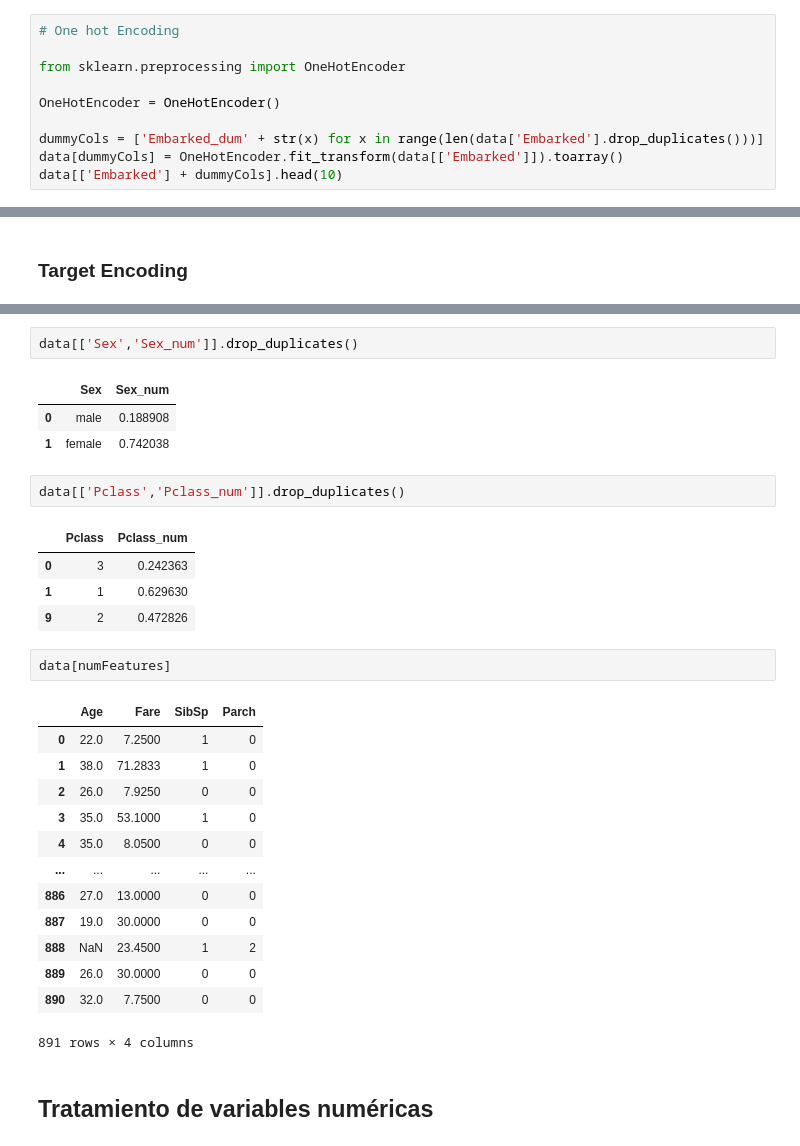
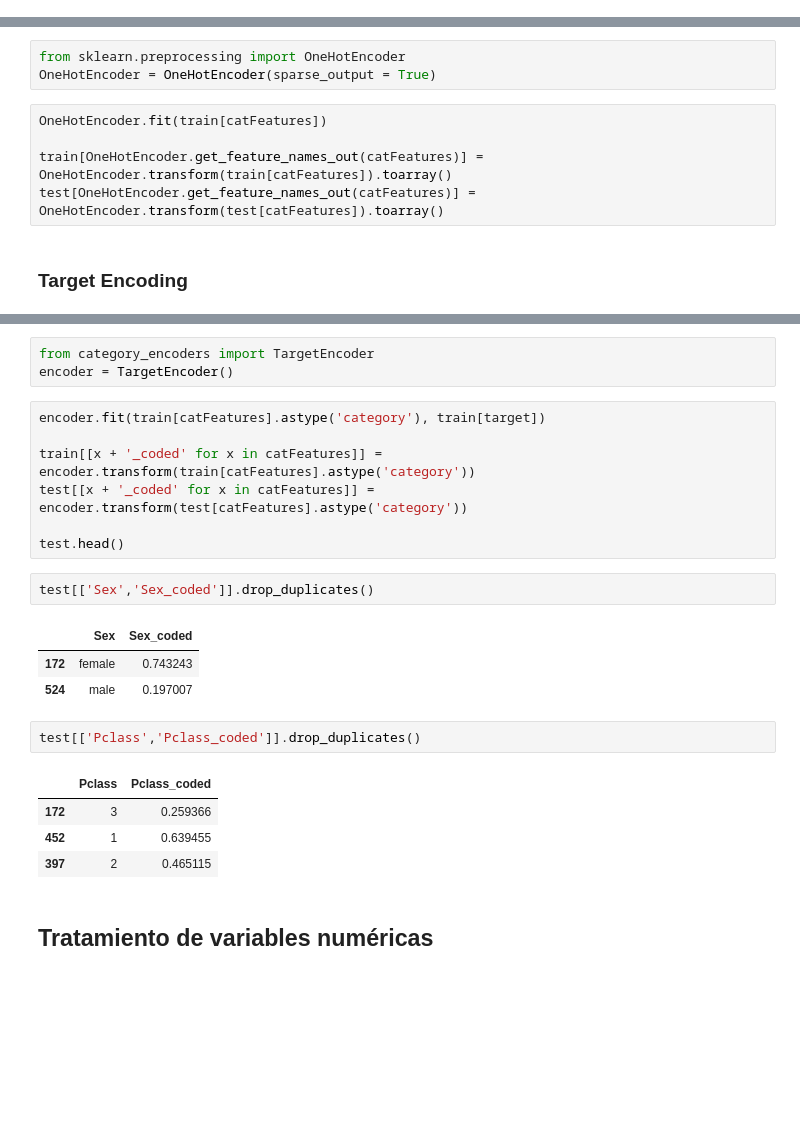
Before and after one commit to JCaballerot/Machine-Learning-Program, a Jupyter notebook: Supervised_models/Logistic_regression/Lab_Titanic.ipynb, the cells around one changed output, grey strips where cells are left out. Drawn from its saved outputs; the diff is of its cells as text; blank space fills up the shorter version.

```diff
--- a/Supervised_models/Logistic_regression/Lab_Titanic.ipynb
+++ b/Supervised_models/Logistic_regression/Lab_Titanic.ipynb
@@ -465,10 +393,0 @@ data[catFeatures].drop_duplicates()
-# %%
-# One hot Encoding
-
-from sklearn.preprocessing import OneHotEncoder
-
-OneHotEncoder = OneHotEncoder()
-
-dummyCols = ['Embarked_dum' + str(x) for x in range(len(data['Embarked'].drop_duplicates()))]
-data[dummyCols] = OneHotEncoder.fit_transform(data[['Embarked']]).toarray()
-data[['Embarked'] + dummyCols].head(10)
@@ -487,3 +394,11 @@ data[['Embarked'] + dummyCols].head(10)
+# %%
+from sklearn.preprocessing import OneHotEncoder
+OneHotEncoder = OneHotEncoder(sparse_output = True)
+# %%
+OneHotEncoder.fit(train[catFeatures])
+
+train[OneHotEncoder.get_feature_names_out(catFeatures)] = OneHotEncoder.transform(train[catFeatures]).toarray()
+test[OneHotEncoder.get_feature_names_out(catFeatures)] = OneHotEncoder.transform(test[catFeatures]).toarray()
 # %% [markdown]
 <h3>Target Encoding</h3>
 # %%
@@ -524,32 +406,26 @@ data.head()
+# %%
+from category_encoders import TargetEncoder
+encoder = TargetEncoder()
+# %%
+encoder.fit(train[catFeatures].astype('category'), train[target])
+
+train[[x + '_coded' for x in catFeatures]] = encoder.transform(train[catFeatures].astype('category'))
+test[[x + '_coded' for x in catFeatures]] = encoder.transform(test[catFeatures].astype('category'))
+
+test.head()
 # %%
-data[['Sex','Sex_num']].drop_duplicates()
+test[['Sex','Sex_coded']].drop_duplicates()
 # %% [output]
-|  | Sex | Sex_num |
-| 0 | male | 0.188908 |
-| 1 | female | 0.742038 |
+|  | Sex | Sex_coded |
+| 172 | female | 0.743243 |
+| 524 | male | 0.197007 |
 # %%
-data[['Pclass','Pclass_num']].drop_duplicates()
+test[['Pclass','Pclass_coded']].drop_duplicates()
 # %% [output]
-|  | Pclass | Pclass_num |
-| 0 | 3 | 0.242363 |
-| 1 | 1 | 0.629630 |
-| 9 | 2 | 0.472826 |
+|  | Pclass | Pclass_coded |
+| 172 | 3 | 0.259366 |
+| 452 | 1 | 0.639455 |
+| 397 | 2 | 0.465115 |
-# %%
-data[numFeatures]
-# %% [output]
-|  | Age | Fare | SibSp | Parch |
-| 0 | 22.0 | 7.2500 | 1 | 0 |
-| 1 | 38.0 | 71.2833 | 1 | 0 |
-| 2 | 26.0 | 7.9250 | 0 | 0 |
-| 3 | 35.0 | 53.1000 | 1 | 0 |
-| 4 | 35.0 | 8.0500 | 0 | 0 |
-| ... | ... | ... | ... | ... |
-| 886 | 27.0 | 13.0000 | 0 | 0 |
-| 887 | 19.0 | 30.0000 | 0 | 0 |
-| 888 | NaN | 23.4500 | 1 | 2 |
-| 889 | 26.0 | 30.0000 | 0 | 0 |
-| 890 | 32.0 | 7.7500 | 0 | 0 |
-891 rows × 4 columns
 # %% [markdown]
 ## Tratamiento de variables numéricas
 # %%
```
Also changed, not shown: parts of 22 cells of this notebook.
